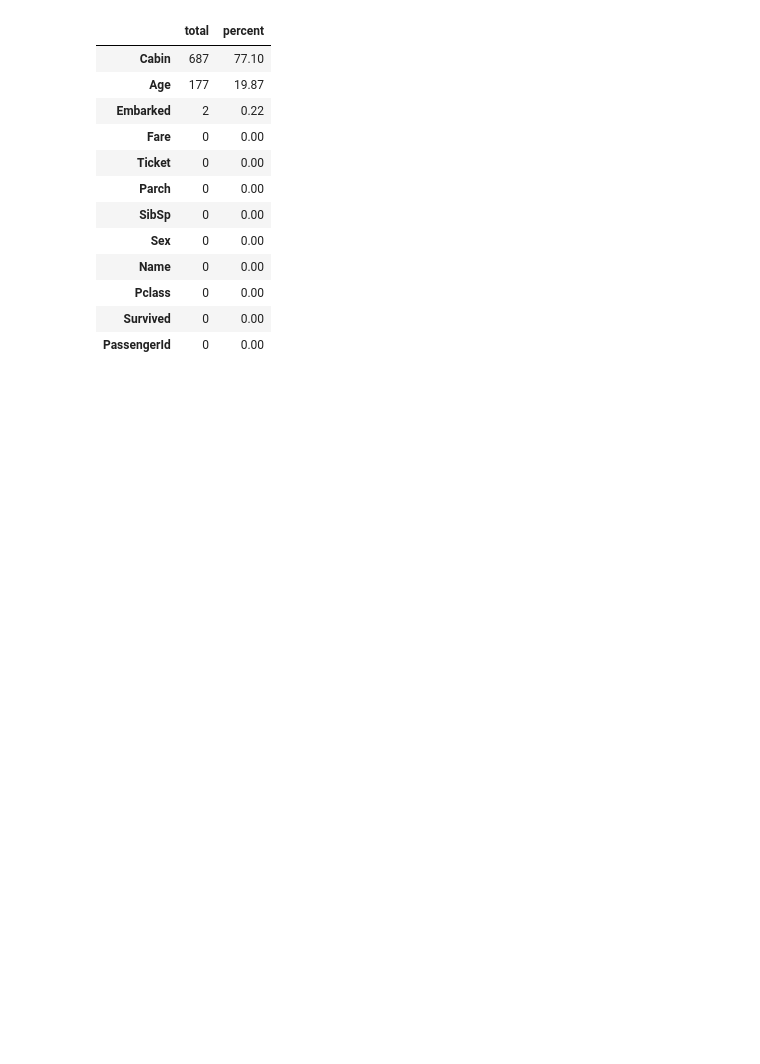
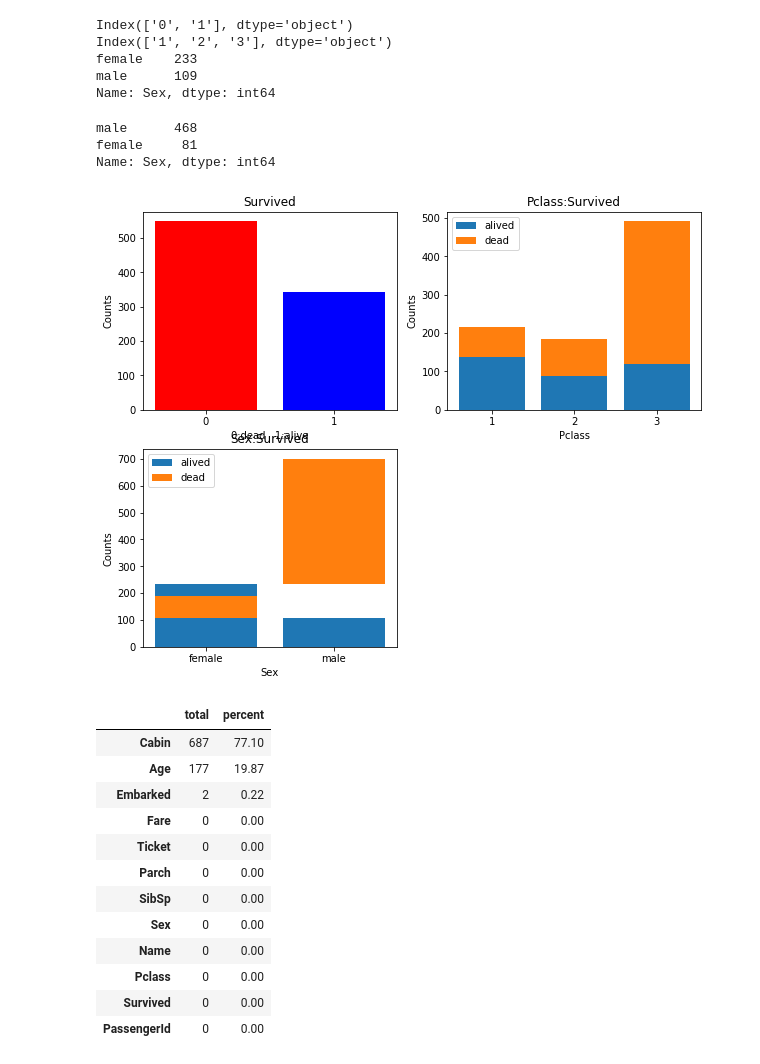
Before and after one commit to liushane/titanic, a Jupyter notebook: titanic.ipynb, the cells around one changed output. Drawn from its saved outputs; the diff is of its cells as text; code cells hidden in the pictures; blank space fills up the shorter version.

```diff
--- a/titanic.ipynb
+++ b/titanic.ipynb
@@ -19,3 +44,54 @@ train_data.head()
+# %%
+#个特征人数分布对存活的影响
+fig = plt.figure(figsize=(10,8))
+plt.subplot(2,2,1)
+survived_count = train_data.Survived.value_counts()
+survived_count.index = ['0','1']
+print(survived_count.index)
+plt.bar(survived_count.index,height=survived_count,color=['red','blue'])
+plt.xlabel('0:dead   1:alive')
+plt.ylabel('Counts')
+plt.title('Survived')
+#船舱等级对获救的影响
+plt.subplot(2,2,2)
+pclass_alived=train_data.Pclass[train_data.Survived == 1].value_counts().sort_index()
+pclass_alived.index=['1','2','3']
+pclass_dead = train_data.Pclass[train_data.Survived == 0].value_counts().sort_index()
+pclass_dead.index = ['1','2','3']
+print(pclass_dead.index)
+# print(pclass_dead)
+p1 = plt.bar(pclass_alived.index,pclass_alived,label='alived')
+p2 = plt.bar(pclass_dead.index,pclass_dead,bottom=pclass_alived,label='dead')#bottom参数必须为p1的数据
+plt.xlabel('Pclass')
+plt.ylabel('Counts')
+plt.title('Pclass:Survived')
+plt.legend()
+#性别对获救的影响
+plt.subplot(2,2,3)
+sex_alived = train_data[train_data.Survived==1].Sex.value_counts()
+sex_dead = train_data[train_data.Survived==0].Sex.value_counts()
+sex_alived.sort_index()
+sex_dead.sort_index()
+
+plt.bar(sex_alived.index,sex_alived,label='alived')
+plt.bar(sex_dead.index,sex_dead,bottom=sex_alived,label='dead')
+
+plt.xlabel('Sex')
+plt.ylabel('Counts')
+plt.title('Sex:Survived')
+plt.legend()
+print(sex_alived)
+sex_dead
+# %% [output]
+Index(['0', '1'], dtype='object')
+Index(['1', '2', '3'], dtype='object')
+female    233
+male      109
+Name: Sex, dtype: int64
+male      468
+female     81
+Name: Sex, dtype: int64
+[figure, added]
 # %%
 #查看数据缺失值
 total = train_data.isnull().sum().sort_values(ascending = False)
```
Also changed, not shown: parts of 8 cells of this notebook.
